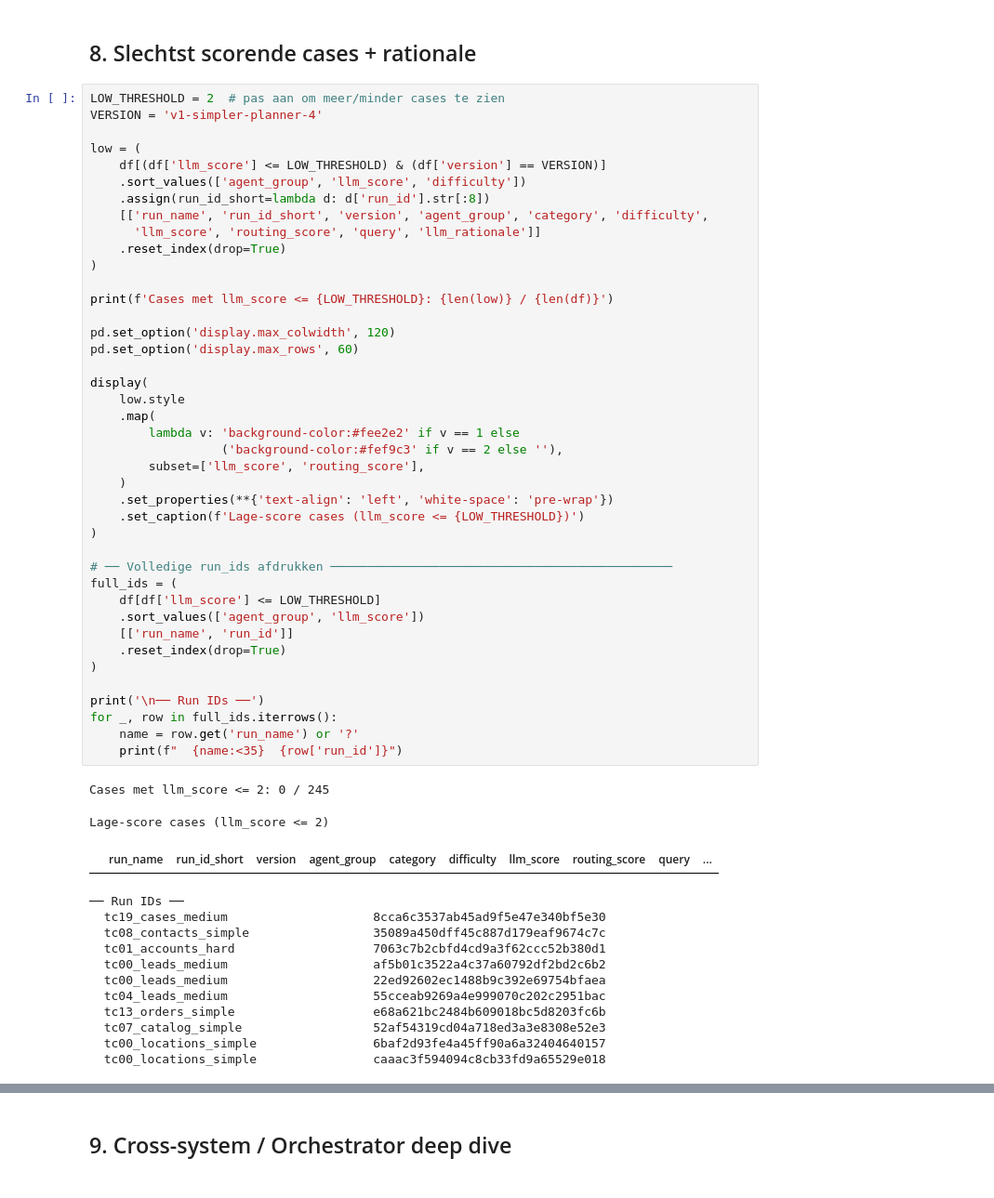
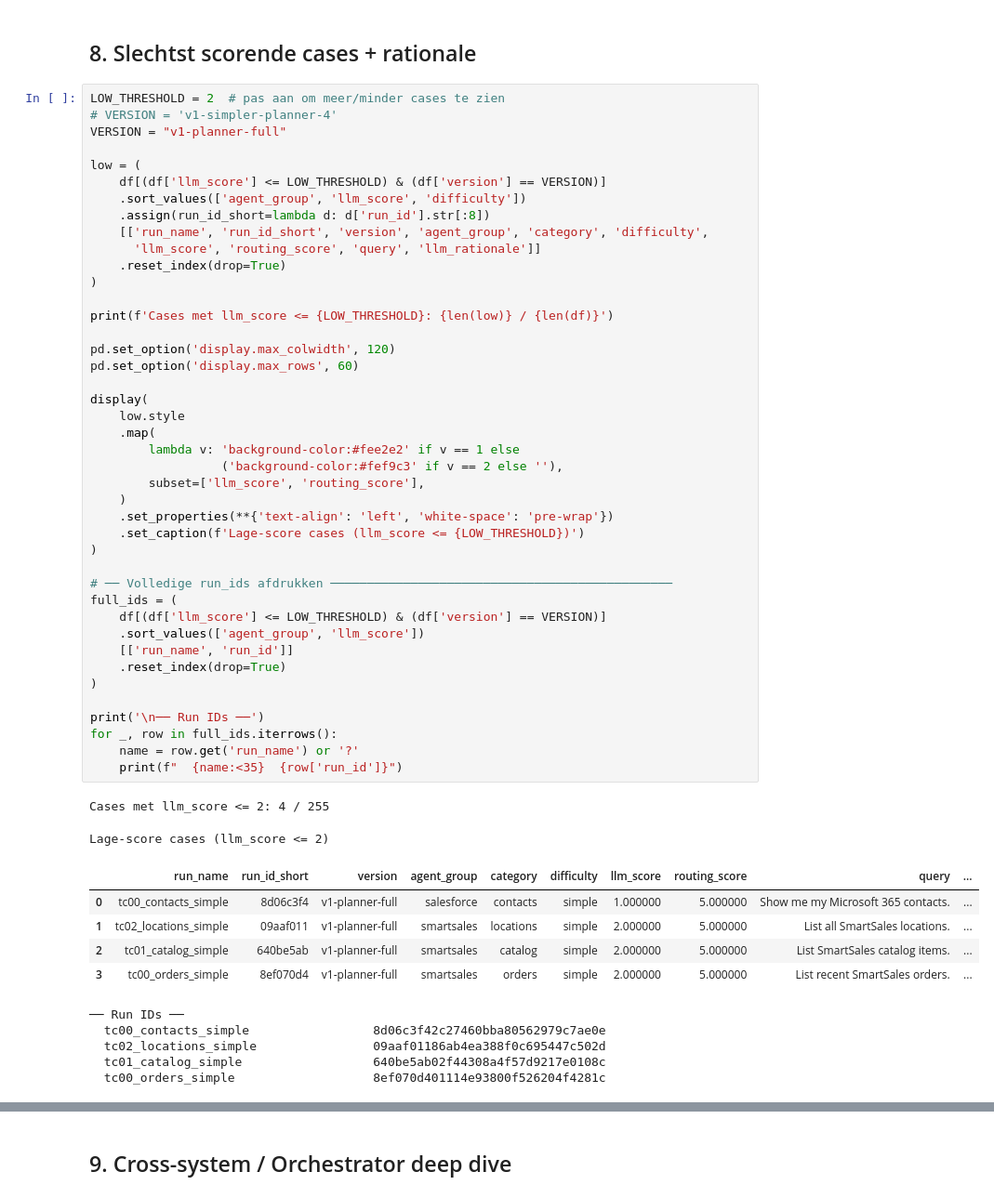
Before and after one commit to arnealb/graphxmaf, a Jupyter notebook: eval/eval_plots (1).ipynb, the cells around one changed output, grey strips where cells are left out. Shown at 93% size. Saved outputs shown, nothing was run; the diff lists cells and outputs as text.

```diff
--- a/eval/eval_plots (1).ipynb
+++ b/eval/eval_plots (1).ipynb
@@ -432,7 +433,8 @@ plt.show()
 ## 8. Slechtst scorende cases + rationale
 # %%
 LOW_THRESHOLD = 2  # pas aan om meer/minder cases te zien
-VERSION = 'v1-simpler-planner-4'
+# VERSION = 'v1-simpler-planner-4'
+VERSION = "v1-planner-full"
 
 low = (
     df[(df['llm_score'] <= LOW_THRESHOLD) & (df['version'] == VERSION)]
@@ -446,44 +448,42 @@ low = (
 print(f'Cases met llm_score <= {LOW_THRESHOLD}: {len(low)} / {len(df)}')
 
 pd.set_option('display.max_colwidth', 120)
 pd.set_option('display.max_rows', 60)
 
 display(
     low.style
     .map(
         lambda v: 'background-color:#fee2e2' if v == 1 else
                   ('background-color:#fef9c3' if v == 2 else ''),
         subset=['llm_score', 'routing_score'],
     )
     .set_properties(**{'text-align': 'left', 'white-space': 'pre-wrap'})
     .set_caption(f'Lage-score cases (llm_score <= {LOW_THRESHOLD})')
 )
 
 # ── Volledige run_ids afdrukken ───────────────────────────────────────────────
 full_ids = (
-    df[df['llm_score'] <= LOW_THRESHOLD]
+    df[(df['llm_score'] <= LOW_THRESHOLD) & (df['version'] == VERSION)]
     .sort_values(['agent_group', 'llm_score'])
     [['run_name', 'run_id']]
     .reset_index(drop=True)
 )
 
 print('\n── Run IDs ──')
 for _, row in full_ids.iterrows():
     name = row.get('run_name') or '?'
     print(f"  {name:<35}  {row['run_id']}")
 # %% [output]
-Cases met llm_score <= 2: 0 / 245
+Cases met llm_score <= 2: 4 / 255
 Lage-score cases (llm_score <= 2)
 |  | run_name | run_id_short | version | agent_group | category | difficulty | llm_score | routing_score | query | ... |
+| 0 | tc00_contacts_simple | 8d06c3f4 | v1-planner-full | salesforce | contacts | simple | 1.000000 | 5.000000 | Show me my Microsoft 365 contacts. | ... |
+| 1 | tc02_locations_simple | 09aaf011 | v1-planner-full | smartsales | locations | simple | 2.000000 | 5.000000 | List all SmartSales locations. | ... |
+| 2 | tc01_catalog_simple | 640be5ab | v1-planner-full | smartsales | catalog | simple | 2.000000 | 5.000000 | List SmartSales catalog items. | ... |
+| 3 | tc00_orders_simple | 8ef070d4 | v1-planner-full | smartsales | orders | simple | 2.000000 | 5.000000 | List recent SmartSales orders. | ... |
 ── Run IDs ──
-  tc19_cases_medium                    8cca6c3537ab45ad9f5e47e340bf5e30
-  tc08_contacts_simple                 35089a450dff45c887d179eaf9674c7c
-  tc01_accounts_hard                   7063c7b2cbfd4cd9a3f62ccc52b380d1
-  tc00_leads_medium                    af5b01c3522a4c37a60792df2bd2c6b2
-  tc00_leads_medium                    22ed92602ec1488b9c392e69754bfaea
-  tc04_leads_medium                    55cceab9269a4e999070c202c2951bac
-  tc13_orders_simple                   e68a621bc2484b609018bc5d8203fc6b
-  tc07_catalog_simple                  52af54319cd04a718ed3a3e8308e52e3
-  tc00_locations_simple                6baf2d93fe4a45ff90a6a32404640157
-  tc00_locations_simple                caaac3f594094c8cb33fd9a65529e018
+  tc00_contacts_simple                 8d06c3f42c27460bba80562979c7ae0e
+  tc02_locations_simple                09aaf01186ab4ea388f0c695447c502d
+  tc01_catalog_simple                  640be5ab02f44308a4f57d9217e0108c
+  tc00_orders_simple                   8ef070d401114e93800f526204f4281c
 # %%
```
Also changed, not shown: parts of 12 cells of this notebook, 18 other files.
